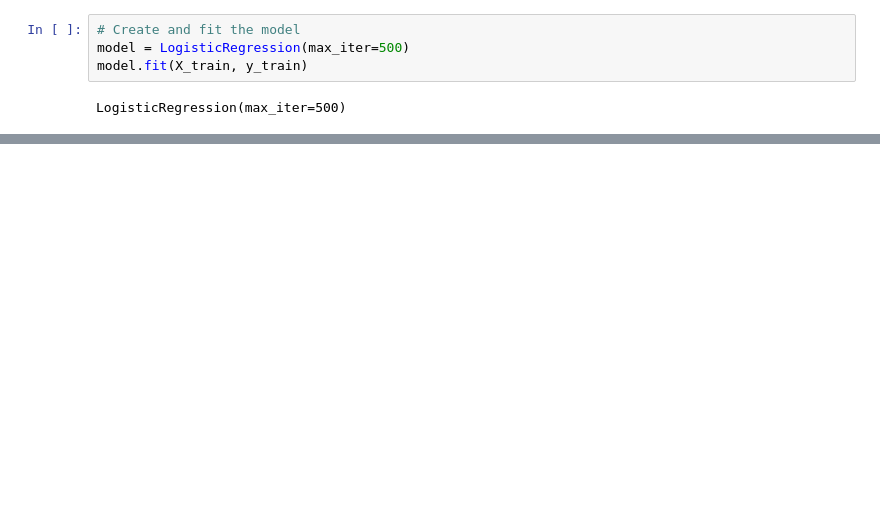
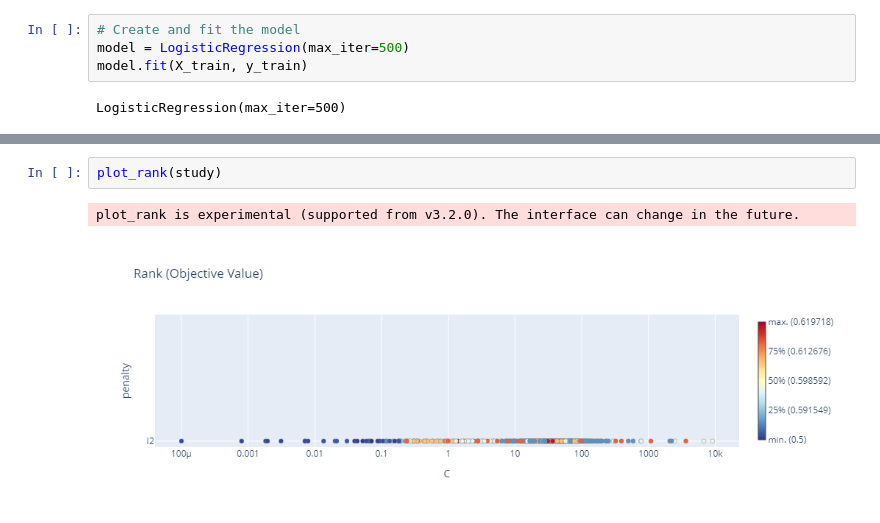
Before and after one commit to LeonViti/AFL, a Jupyter notebook: afl_modelling.ipynb, the cells around one changed output, grey strips where cells are left out. Cells and saved outputs as stored; diff of their text form; blank space fills up the shorter version.

```diff
--- a/afl_modelling.ipynb
+++ b/afl_modelling.ipynb
@@ -132,0 +168,5 @@ def objective(trial):
+# %%
+plot_rank(study)
+# %% [output]
+plot_rank is experimental (supported from v3.2.0). The interface can change in the future.
+[figure, added]
```
Also changed, not shown: parts of 11 cells of this notebook.
